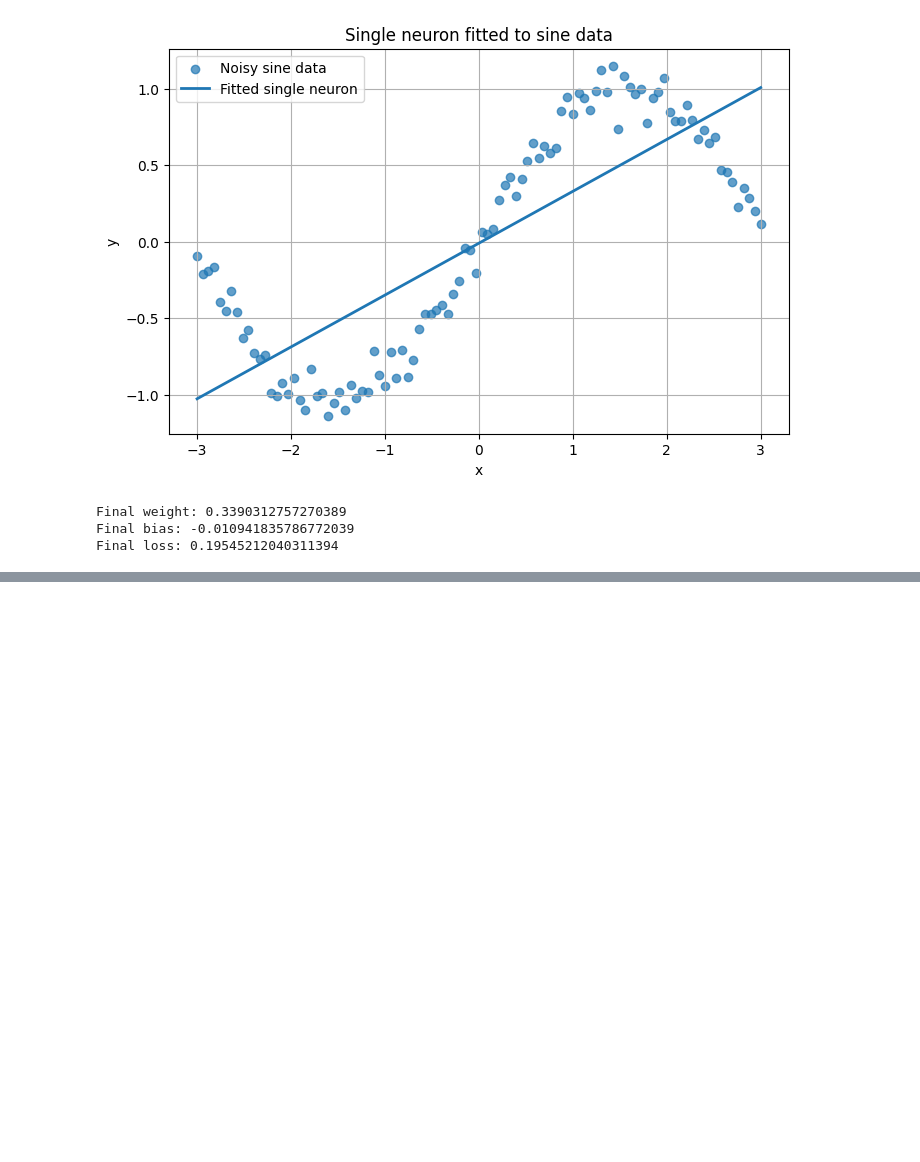
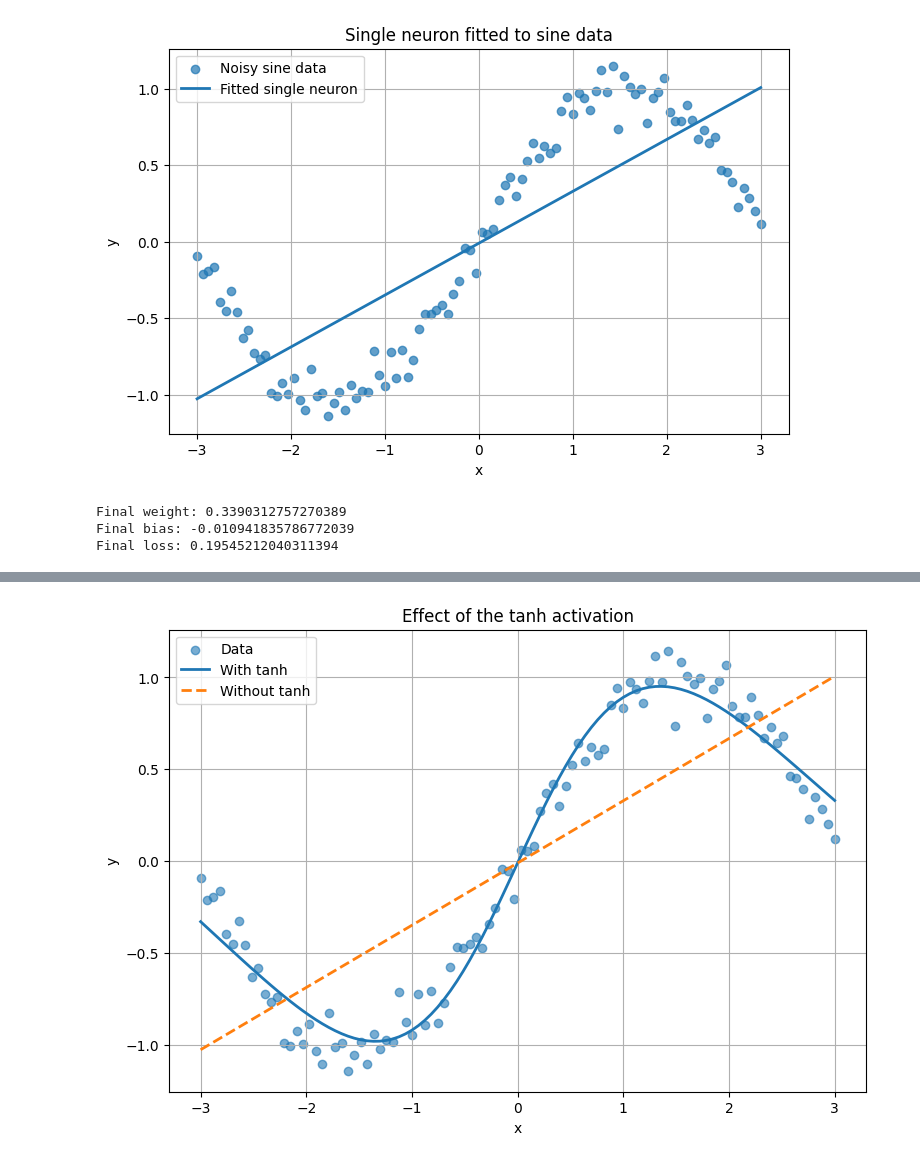
Before and after one commit to Babior/lab-3, a Jupyter notebook: lab_3.ipynb, the cells around one changed output, grey strips where cells are left out. Drawn from its saved outputs; the diff is of its cells as text; code cells hidden in the pictures; blank space fills up the shorter version.

```diff
--- a/lab_3.ipynb
+++ b/lab_3.ipynb
@@ -113,0 +251,82 @@ Final loss: 0.19545212040311394
+# %%
+# Reset the seed
+np.random.seed(42)
+
+# Initialise separate parameters
+W1_linear = np.random.randn(1, 8) * 0.5
+b1_linear = np.zeros(8)
+
+W2_linear = np.random.randn(8, 1) * 0.5
+b2_linear = np.zeros(1)
+
+linear_losses = []
+
+for step in range(steps):
+
+    # Forward pass without tanh
+    z1_linear = x @ W1_linear + b1_linear
+    h_linear = z1_linear
+    y_hat_linear = h_linear @ W2_linear + b2_linear
+
+    # Loss
+    linear_loss = np.mean((y_hat_linear - y) ** 2)
+    linear_losses.append(linear_loss)
+
+    # Backward pass
+    d_yhat_linear = 2 * (y_hat_linear - y) / len(y)
+
+    dW2_linear = h_linear.T @ d_yhat_linear
+    db2_linear = d_yhat_linear.sum(axis=0)
+
+    dh_linear = d_yhat_linear @ W2_linear.T
+
+    # No activation, so derivative is 1
+    dz1_linear = dh_linear
+
+    dW1_linear = x.T @ dz1_linear
+    db1_linear = dz1_linear.sum(axis=0)
+
+    # Update parameters
+    W1_linear -= lr * dW1_linear
+    b1_linear -= lr * db1_linear
+    W2_linear -= lr * dW2_linear
+    b2_linear -= lr * db2_linear
+
+    z1_linear = x @ W1_linear + b1_linear
+h_linear = z1_linear
+linear_predictions = h_linear @ W2_linear + b2_linear
+
+# Plotting the graph to compare with and without tanh
+
+plt.figure(figsize=(9, 6))
+
+plt.scatter(
+    x.flatten(),
+    y.flatten(),
+    alpha=0.6,
+    label="Data"
+)
+
+plt.plot(
+    x.flatten(),
+    final_predictions.flatten(),
+    linewidth=2,
+    label="With tanh"
+)
+
+plt.plot(
+    x.flatten(),
+    linear_predictions.flatten(),
+    linestyle="--",
+    linewidth=2,
+    label="Without tanh"
+)
+
+plt.xlabel("x")
+plt.ylabel("y")
+plt.title("Effect of the tanh activation")
+plt.legend()
+plt.grid(True)
+plt.show()
+# %% [output]
+[figure, added]
```
Also changed, not shown: parts of 4 cells of this notebook.
